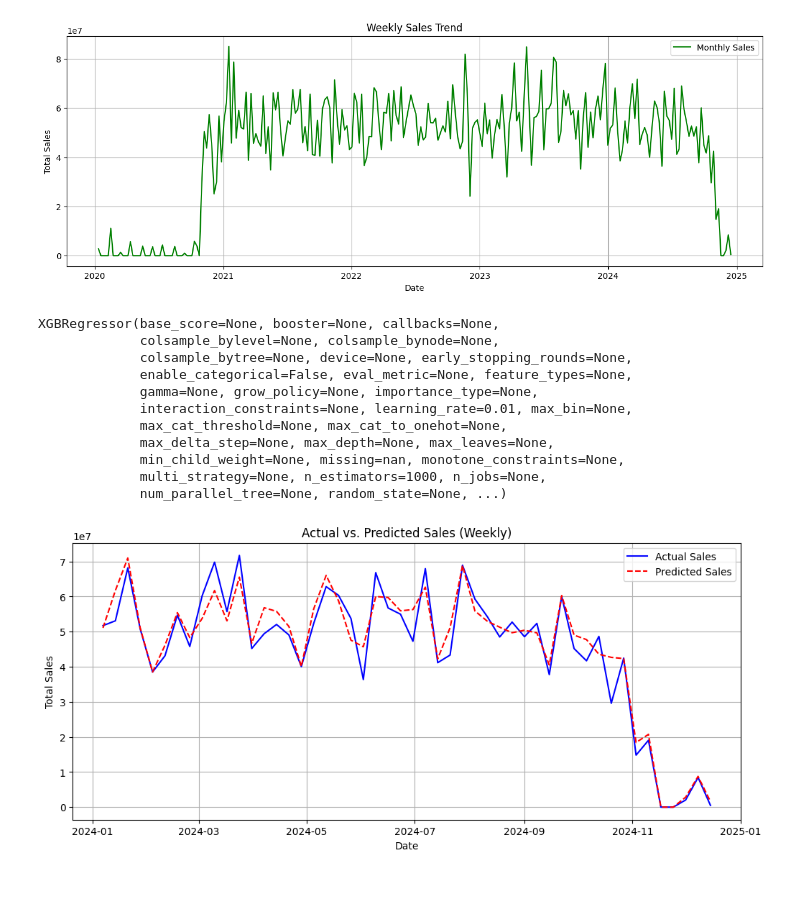
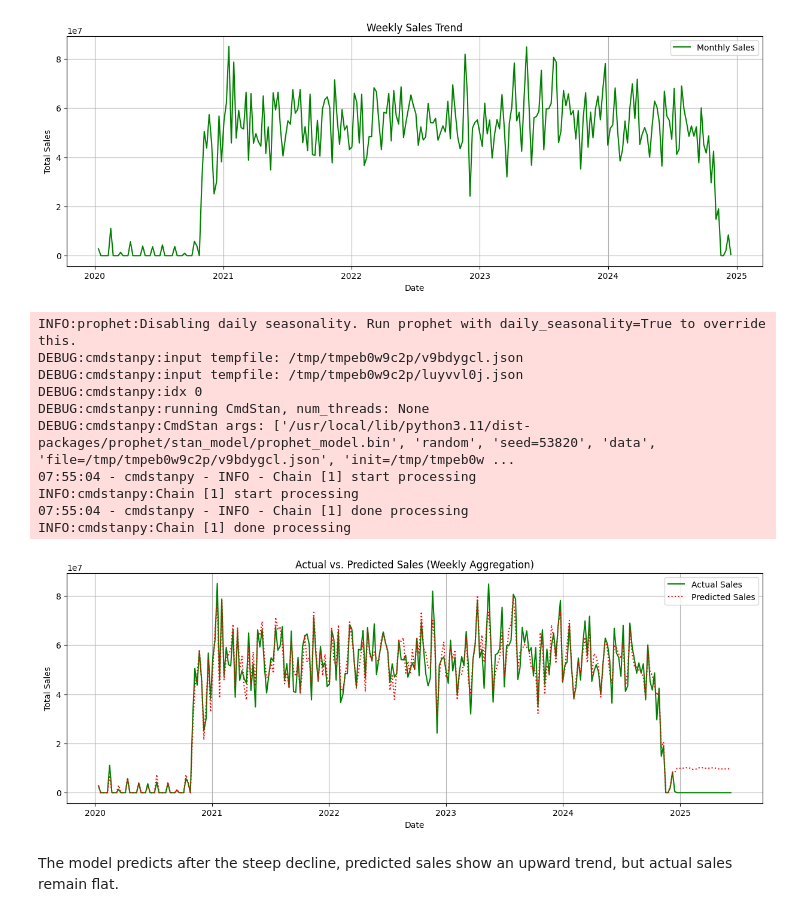
Before and after one commit to christianbusalanan/FinMark-Predictive-Analytics, a Jupyter notebook: MO_IT134_Homework_Week_3_Homework_Project_Dataset_Preprocessing_and_Feature_Engineering_BSIT_S3101_Busalanan,_C_N_.ipynb, the cells around one changed output. Saved outputs shown, nothing was run; the diff lists cells and outputs as text; code cells hidden in the pictures; blank space fills up the shorter version.

```diff
--- a/MO_IT134_Homework_Week_3_Homework_Project_Dataset_Preprocessing_and_Feature_Engineering_BSIT_S3101_Busalanan,_C_N_.ipynb
+++ b/MO_IT134_Homework_Week_3_Homework_Project_Dataset_Preprocessing_and_Feature_Engineering_BSIT_S3101_Busalanan,_C_N_.ipynb
@@ -276,12 +279,3 @@ plt.legend()
 plt.show()
 # %% [output]
 [figure]
-# %%
-# Create lag features (previous sales values)
-for lag in [1, 7, 30]:
-    transactions[f"lag_{lag}"] = transactions["Total_Cost"].shift(lag)
-
-# Extract time-based features
-transactions["day_of_week"] = transactions.index.dayofweek
-transactions["month"] = transactions.index.month
-transactions["year"] = transactions.index.year
@@ -298,15 +281,0 @@ y_test = test["Total_Cost"]
-# %%
-model = XGBRegressor(n_estimators=1000, learning_rate=0.01)
-model.fit(X_train, y_train)
-# %% [output]
-XGBRegressor(base_score=None, booster=None, callbacks=None,
-             colsample_bylevel=None, colsample_bynode=None,
-             colsample_bytree=None, device=None, early_stopping_rounds=None,
-             enable_categorical=False, eval_metric=None, feature_types=None,
-             gamma=None, grow_policy=None, importance_type=None,
-             interaction_constraints=None, learning_rate=0.01, max_bin=None,
-             max_cat_threshold=None, max_cat_to_onehot=None,
-             max_delta_step=None, max_depth=None, max_leaves=None,
-             min_child_weight=None, missing=nan, monotone_constraints=None,
-             multi_strategy=None, n_estimators=1000, n_jobs=None,
-             num_parallel_tree=None, random_state=None, ...)
@@ -316,17 +282,49 @@ y_pred = model.predict(X_test)
+# %%
+# Making required columns ("ds", "y")
+transactions['ds']= transactions.index
+transactions['y']= transactions['Total_Cost']
+transactions= transactions[['ds', 'y']]
 # %%
-# Resample the actual and predicted sales to weekly
-actual_weekly = y_test.resample('W').sum()
-predicted_weekly = pd.Series(y_pred, index=y_test.index).resample('W').sum()
+# Initialize and fit the Prophet model
+model = Prophet()
+model.fit(transactions)
+
+# Create future dates (next 6 months)
+future_dates = model.make_future_dataframe(periods=180, freq='D')
+
+# Predict future sales
+forecast = model.predict(future_dates)
+
+# Merge actual and predicted data for easy plotting
+forecast = forecast[["ds", "yhat"]].rename(columns={"yhat": "Predicted_Total_Cost"})
+full_df = transactions.merge(forecast, on="ds", how="outer")
+
+# Resample to weekly
+full_df.set_index("ds", inplace=True)
+df_weekly = full_df.resample("W").sum()
 
 # Plot actual vs predicted sales
-plt.figure(figsize=(12, 5))
-plt.plot(actual_weekly, label="Actual Sales", color="blue")
-plt.plot(predicted_weekly, label="Predicted Sales", color="red", linestyle="dashed")
+plt.figure(figsize=(15, 5))
+sns.lineplot(data=df_weekly, x=df_weekly.index, y="y", label="Actual Sales", color="green")
+sns.lineplot(data=df_weekly, x=df_weekly.index, y="Predicted_Total_Cost", label="Predicted Sales", color="red", linestyle="dotted")
+
 plt.xlabel("Date")
 plt.ylabel("Total Sales")
-plt.title("Actual vs. Predicted Sales (Weekly)")
+plt.title("Actual vs. Predicted Sales (Weekly Aggregation)")
 plt.legend()
 plt.grid(True)
 plt.show()
 # %% [output]
+INFO:prophet:Disabling daily seasonality. Run prophet with daily_seasonality=True to override this.
+DEBUG:cmdstanpy:input tempfile: /tmp/tmpeb0w9c2p/v9bdygcl.json
+DEBUG:cmdstanpy:input tempfile: /tmp/tmpeb0w9c2p/luyvvl0j.json
+DEBUG:cmdstanpy:idx 0
+DEBUG:cmdstanpy:running CmdStan, num_threads: None
+DEBUG:cmdstanpy:CmdStan args: ['/usr/local/lib/python3.11/dist-packages/prophet/stan_model/prophet_model.bin', 'random', 'seed=53820', 'data', 'file=/tmp/tmpeb0w9c2p/v9bdygcl.json', 'init=/tmp/tmpeb0w ...
+07:55:04 - cmdstanpy - INFO - Chain [1] start processing
+INFO:cmdstanpy:Chain [1] start processing
+07:55:04 - cmdstanpy - INFO - Chain [1] done processing
+INFO:cmdstanpy:Chain [1] done processing
-[figure, old version]
+[figure, new version]
+# %% [markdown]
+The model predicts after the steep decline, predicted sales show an upward trend, but actual sales remain flat.
```
Also changed, not shown: parts of 6 cells of this notebook.
